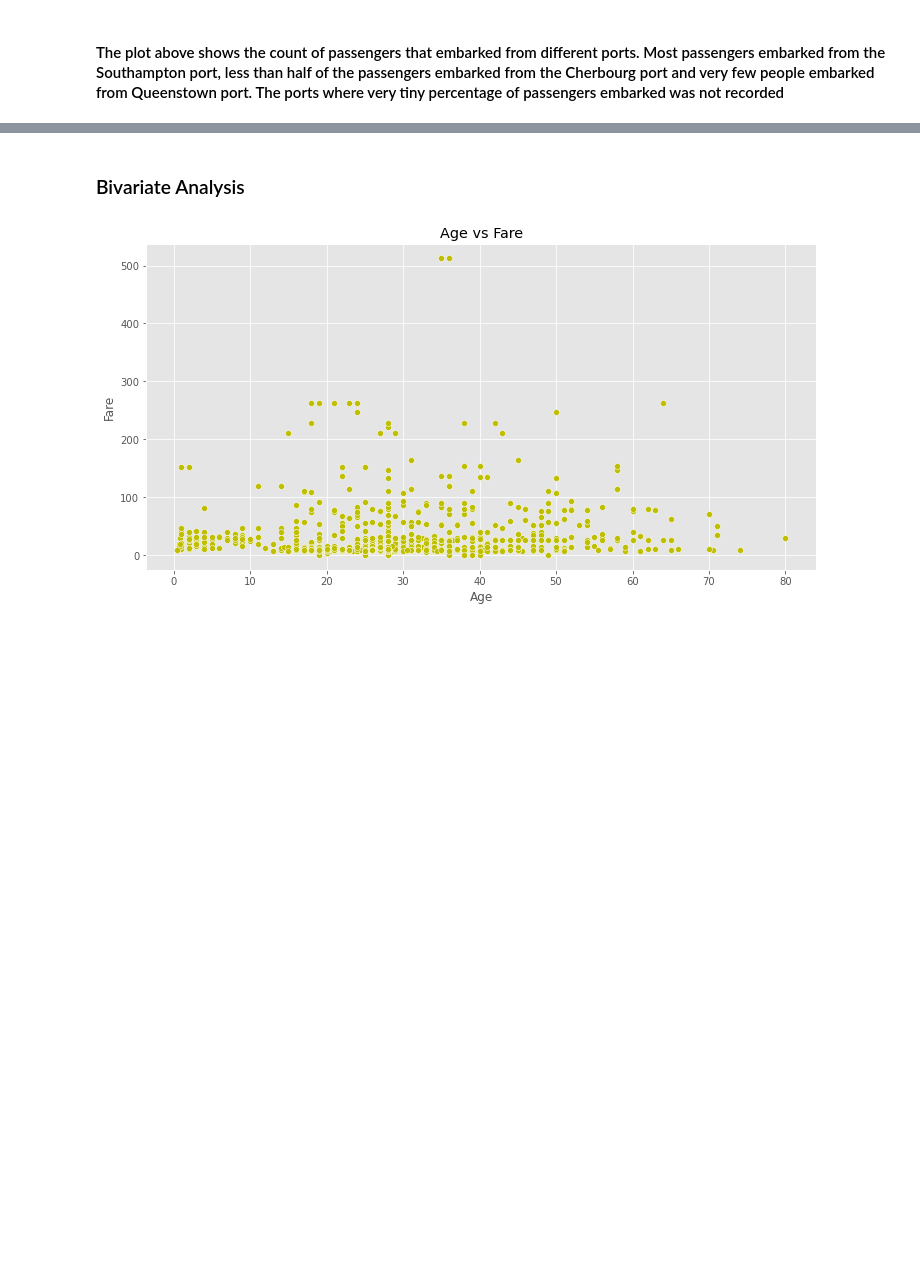
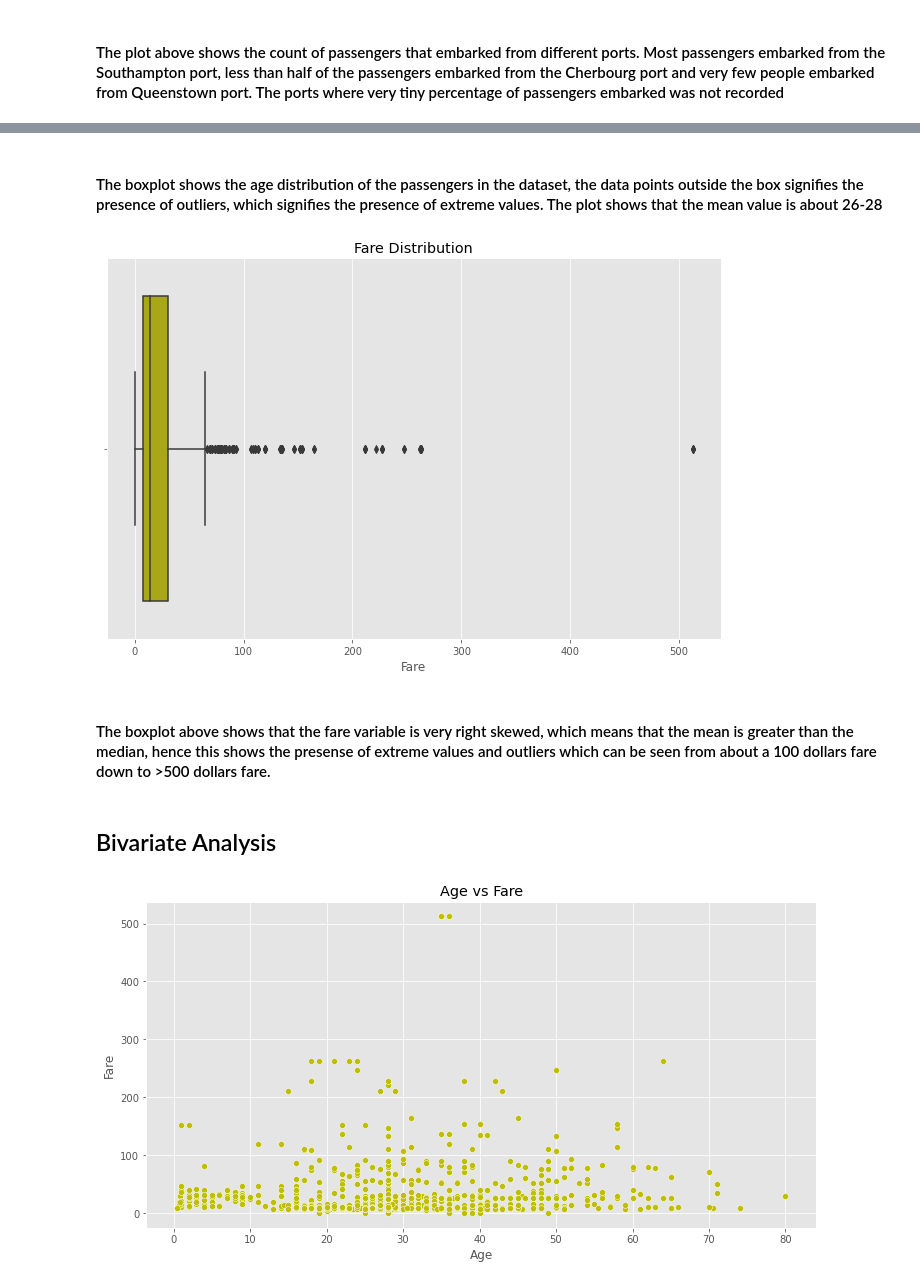
Before and after one commit to Bernice-Akinwande/Kaggle-BIPOC-Mentorship-project, a Jupyter notebook: Titanic Data Analysis .ipynb, the cells around one changed output, grey strips where cells are left out. Cells and saved outputs as stored; diff of their text form; code cells hidden in the pictures; blank space fills up the shorter version.

```diff
--- a/Titanic Data Analysis .ipynb
+++ b/Titanic Data Analysis .ipynb
@@ -216,5 +227,15 @@ plt.title('Count Of People That Embarked on Different Ports');
+# %% [markdown]
+#### The boxplot shows the age distribution of the passengers in the dataset, the data points outside the box signifies the presence of outliers, which signifies the presence of extreme values. The plot shows that the mean value is about 26-28
+# %%
+fig = plt.figure(figsize = (11, 7))
+sns.boxplot(train_df.Fare, color= "y")
+plt.title("Fare Distribution");
+# %% [output]
+[figure, added]
+# %% [markdown]
+#### The boxplot above shows that the fare variable is very right skewed, which means that the mean is greater than the median, hence this shows the presense of extreme values and outliers which can be seen from about a 100 dollars fare down to >500 dollars fare.
 # %% [markdown]
-### Bivariate Analysis
+## Bivariate Analysis
 # %%
 #use a scatter plot to check for correlation between age and fare
 
```
Also changed, not shown: parts of 63 cells of this notebook.
